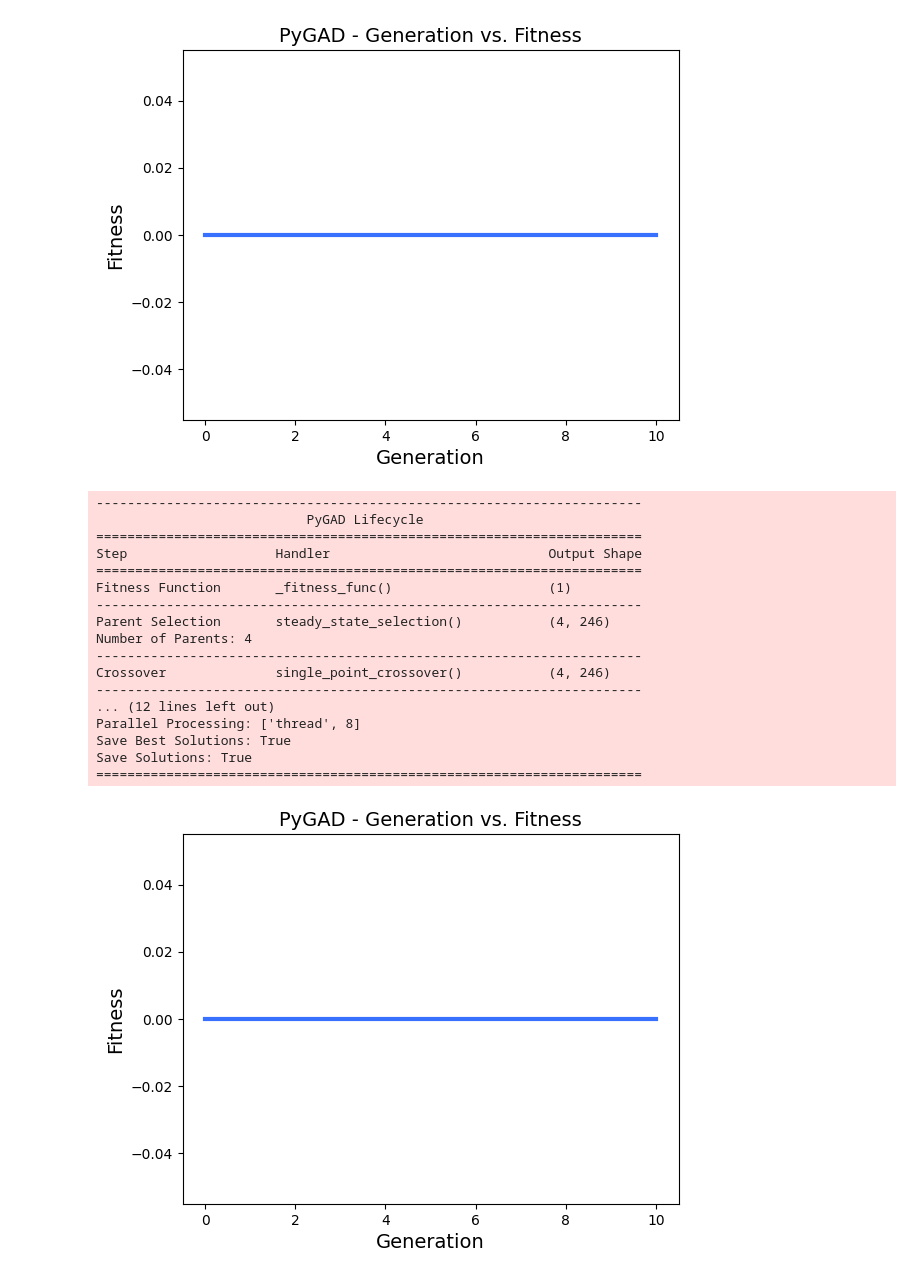
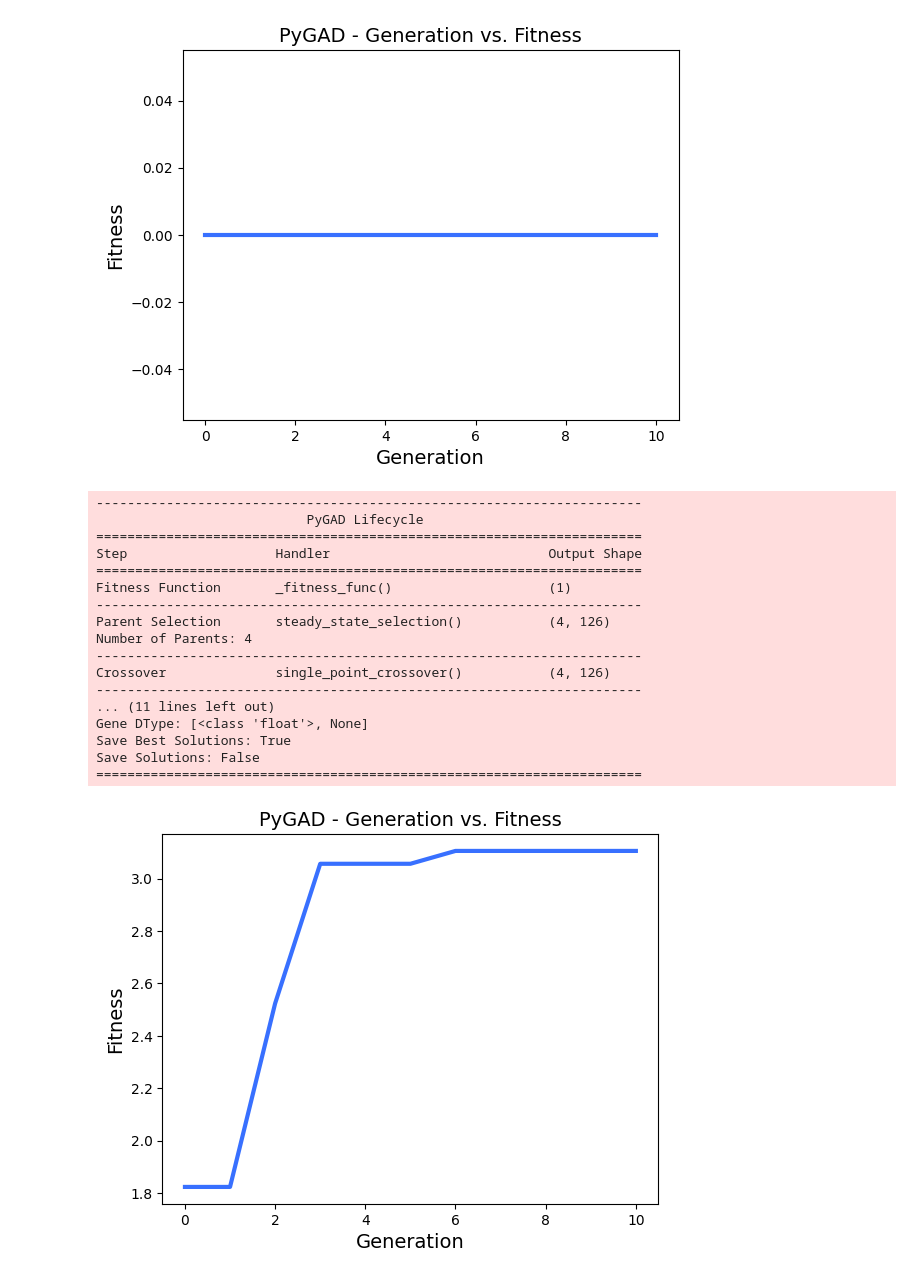
Before and after one commit to kostejnv/GeneticCheetah, a Jupyter notebook: experiments.ipynb, the cells around one changed output. Drawn from its saved outputs; the diff is of its cells as text; code cells hidden in the pictures.

```diff
--- a/experiments.ipynb
+++ b/experiments.ipynb
@@ -54,40 +57,41 @@ Save Solutions: True
 [figure]
 # %%
 arena = Arena()
-cheetah_lab = ClassicNNCheetahLab([17, 10, 6])
+cheetah_lab = ClassicNNCheetahLab([17, 5, 6])
 evolution = Evolution(cheetah_lab, arena)
 
 parameters = {
     'num_generations': 10,
     'sol_per_pop': 10,
     'num_parents_mating': 4,
     'init_range_low': -2,
     'init_range_high': 5,
     'parent_selection_type': 'sss',
     'keep_parents': 1,
     'crossover_type': 'single_point',
     'mutation_type': 'random',
     'mutation_percent_genes': 10,
+    # 'save_solutions': False,
 }
 
 evolution.run_evolution(parameters)
 evolution.plot_fitness()
 # %% [output]
 ----------------------------------------------------------------------
                            PyGAD Lifecycle
 ======================================================================
 Step                   Handler                            Output Shape
 ======================================================================
 Fitness Function       _fitness_func()                    (1)
 ----------------------------------------------------------------------
-Parent Selection       steady_state_selection()           (4, 246)
+Parent Selection       steady_state_selection()           (4, 126)
 Number of Parents: 4
 ----------------------------------------------------------------------
-Crossover              single_point_crossover()           (4, 246)
+Crossover              single_point_crossover()           (4, 126)
 ----------------------------------------------------------------------
-... (12 lines left out)
-Parallel Processing: ['thread', 8]
+... (11 lines left out)
+Gene DType: [<class 'float'>, None]
 Save Best Solutions: True
-Save Solutions: True
+Save Solutions: False
 ======================================================================
-[figure, old version]
+[figure, new version]
```
Also changed, not shown: parts of 17 cells of this notebook, 4 other files.
